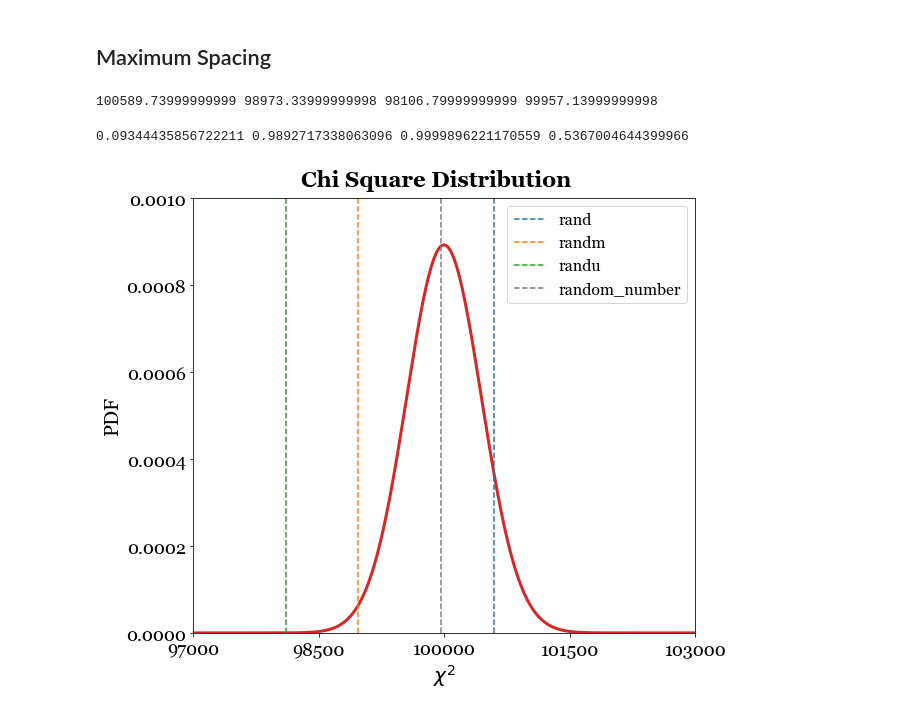
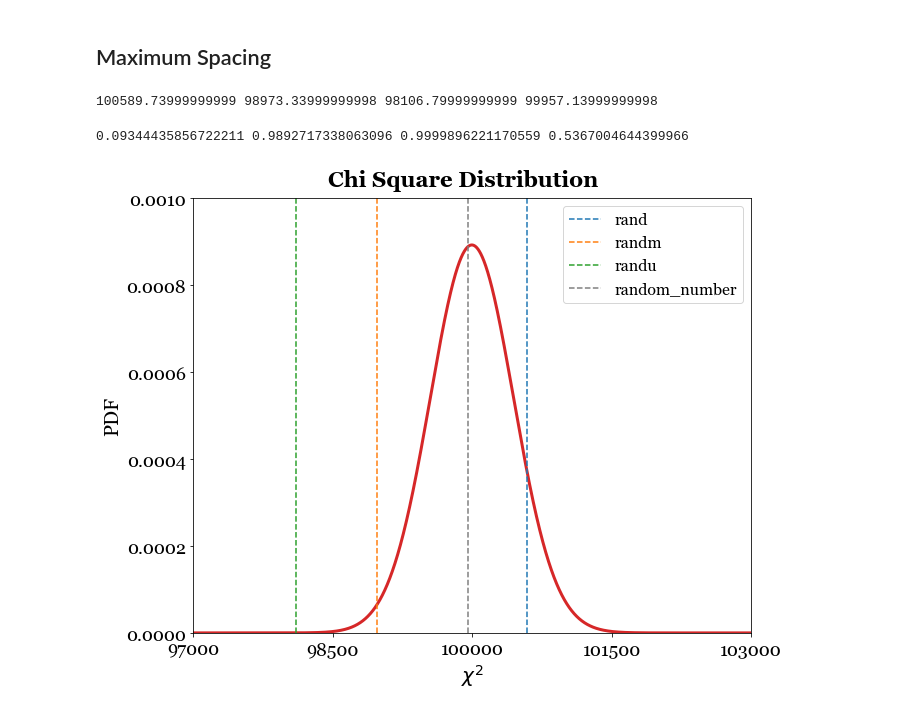
Before and after one commit to chew-in/computational_physics, a Jupyter notebook: RNG/RNG_analysis.ipynb, the cells around one changed output. Saved outputs shown, nothing was run; the diff lists cells and outputs as text; code cells hidden in the pictures.

```diff
--- a/RNG/RNG_analysis.ipynb
+++ b/RNG/RNG_analysis.ipynb
@@ -451,58 +451,58 @@ plt.show()
 [figure]
 # %% [markdown]
 ## Maximum Spacing
-# %%
-# Chi Square calculation, first
-chi_square_rand = df_rand['hits'].apply(lambda x: (x - 100) ** 2 / 100).sum()
-chi_square_randm = df_randm['hits'].apply(lambda x: (x - 100) ** 2 / 100).sum()
-chi_square_randu = df_randu['hits'].apply(lambda x: (x - 100) ** 2 / 100).sum()
-chi_square_random_number = df_random_number['hits'].apply(lambda x: (x - 100) ** 2 / 100).sum()
-print(chi_square_rand, chi_square_randm, chi_square_randu, chi_square_random_number)
-# %% [output]
-100589.73999999999 98973.33999999998 98106.79999999999 99957.13999999998
-# %%
-df = 10 ** 5 - 1
-p_value_rand = 1 - stats.chi2.cdf(chi_square_rand, df)
-p_value_randm = 1 - stats.chi2.cdf(chi_square_randm, df)
-p_value_randu = 1 - stats.chi2.cdf(chi_square_randu, df)
-p_value_random_number = 1 - stats.chi2.cdf(chi_square_random_number, df)
-print(p_value_rand, p_value_randm, p_value_randu, p_value_random_number)
-# %% [output]
-0.09344435856722211 0.9892717338063096 0.9999896221170559 0.5367004644399966
+# %%
+# Chi Square calculation, first
+chi_square_rand = df_rand['hits'].apply(lambda x: (x - 100) ** 2 / 100).sum()
+chi_square_randm = df_randm['hits'].apply(lambda x: (x - 100) ** 2 / 100).sum()
+chi_square_randu = df_randu['hits'].apply(lambda x: (x - 100) ** 2 / 100).sum()
+chi_square_random_number = df_random_number['hits'].apply(lambda x: (x - 100) ** 2 / 100).sum()
+print(chi_square_rand, chi_square_randm, chi_square_randu, chi_square_random_number)
+# %% [output]
+100589.73999999999 98973.33999999998 98106.79999999999 99957.13999999998
+# %%
+df = 10 ** 5 - 1
+p_value_rand = 1 - stats.chi2.cdf(chi_square_rand, df)
+p_value_randm = 1 - stats.chi2.cdf(chi_square_randm, df)
+p_value_randu = 1 - stats.chi2.cdf(chi_square_randu, df)
+p_value_random_number = 1 - stats.chi2.cdf(chi_square_random_number, df)
+print(p_value_rand, p_value_randm, p_value_randu, p_value_random_number)
+# %% [output]
+0.09344435856722211 0.9892717338063096 0.9999896221170559 0.5367004644399966
 # %%
 # Chi Square plot
-fig = plt.figure(figsize=(9, 8))
+fig = plt.figure(figsize=(10, 8))
 ax = plt.gca()
 x = np.linspace(0, df * 2, df * 100)  # Adjust the range and number of points as needed
 pdf = stats.chi2.pdf(x, df=df)
 plt.plot(x, pdf, color = tableau_colors[3], linewidth=3)
 plt.xlabel('$\chi^2$', fontdict=font)
 plt.ylabel('PDF', fontdict=font)
 plt.gcf().set_facecolor('white')
 
 ROI = 1500
 ax.set_xlim(df-2*ROI, df +2*ROI)  # Set the y-axis limits
 ax.set_ylim(0, 0.001)  # Set the y-axis limits
 
 custom_ticks = [df-2*ROI+1, df-ROI+1, df+1, df+ROI+1, df+2*ROI+1]
 plt.xticks(custom_ticks)
 ax.set_xticklabels(ax.get_xticks(), fontdict=tick_font)
 ax.set_yticklabels(ax.get_yticks(), fontdict=tick_font)
 ax.xaxis.set_major_formatter(StrMethodFormatter('{x:.0f}'))
 ax.yaxis.set_major_formatter(StrMethodFormatter('{x:.4f}'))
 
 # print(chi_square_rand, chi_square_randm, chi_square_randu, chi_square_random_number)
 # draw indicator lines
 colors = [tableau_colors[0], tableau_colors[1], tableau_colors[2], tableau_colors[7]]
 ax.axvline(x=chi_square_rand, color=colors[0], linestyle='--', label='rand')
 ax.axvline(x=chi_square_randm, color=colors[1], linestyle='--', label='randm')
 ax.axvline(x=chi_square_randu, color=colors[2], linestyle='--', label='randu')
 ax.axvline(x=chi_square_random_number, color=colors[3], linestyle='--', label='random_number')
 
 fig.suptitle('Chi Square Distribution', fontproperties=suptitle_font, y=0.93)
 plt.legend(loc='upper right', prop=legend_font)
 # plt.grid(True)
 plt.savefig('./plots/chi_square.png')
 plt.show()
 # %% [output]
-[figure, old version]
+[figure, new version]
```
